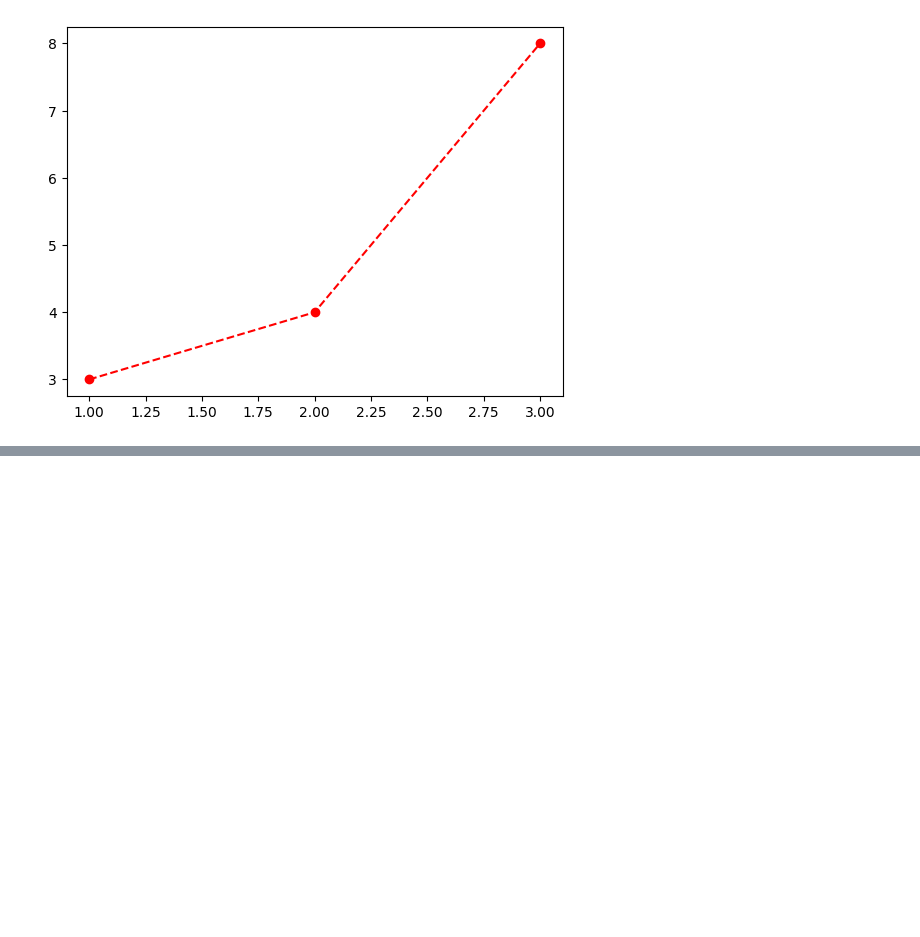
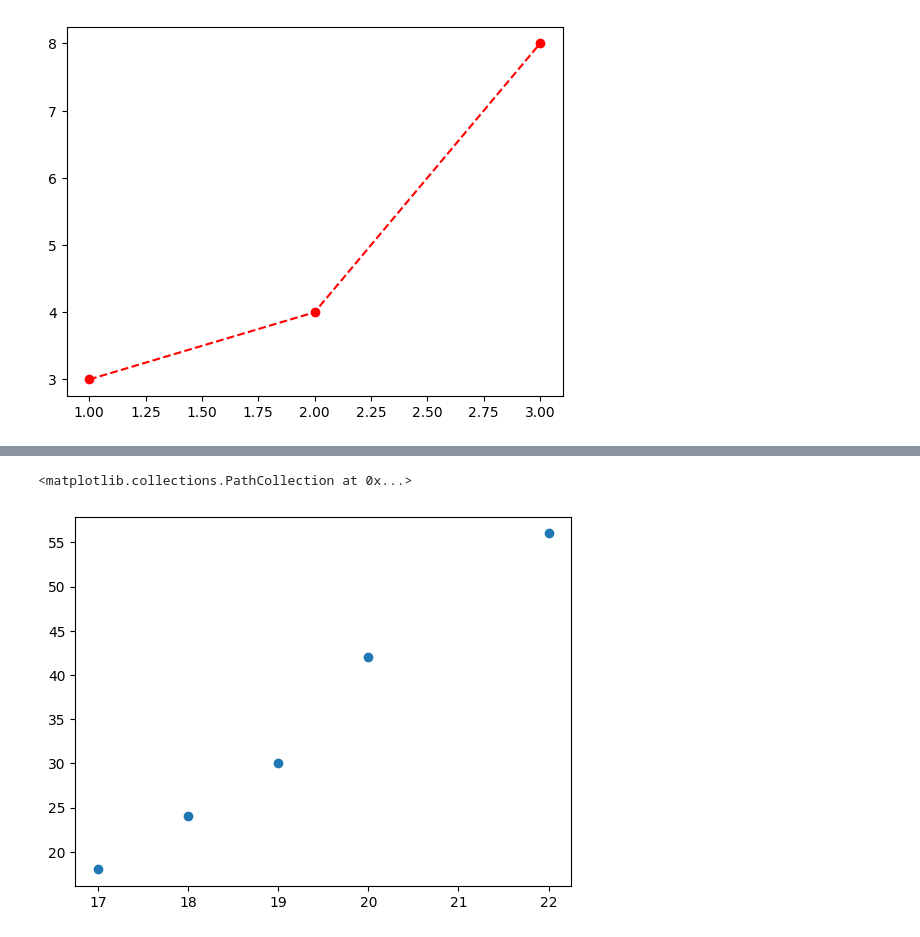
Before and after one commit to anandu-pn/S3, a Jupyter notebook: Data Science/basic_05_08_25.ipynb, the cells around one changed output, grey strips where cells are left out. Cells and saved outputs as stored; diff of their text form; code cells hidden in the pictures; blank space fills up the shorter version.

```diff
--- a/Data Science/basic_05_08_25.ipynb
+++ b/Data Science/basic_05_08_25.ipynb
@@ -60,0 +122,7 @@ plt.show()
+# %%
+BMI=np.array([17,18,19,20,22])
+age=np.array([18,24,30,42,56])
+plt.scatter(BMI,age)
+# %% [output]
+<matplotlib.collections.PathCollection at 0x...>
+[figure, added]
```
Also changed, not shown: parts of 8 cells of this notebook.
